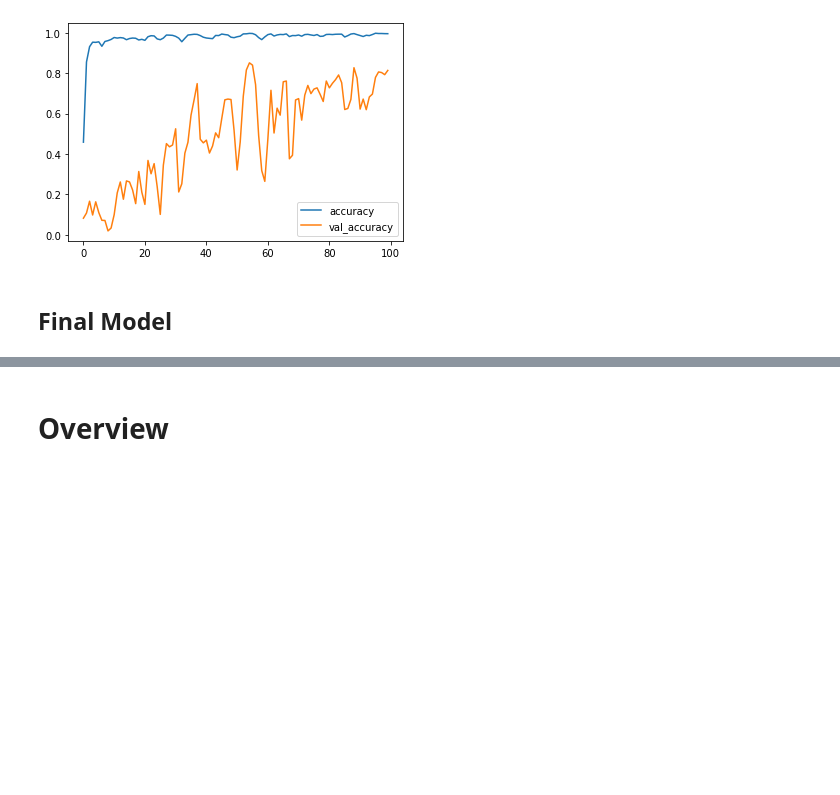
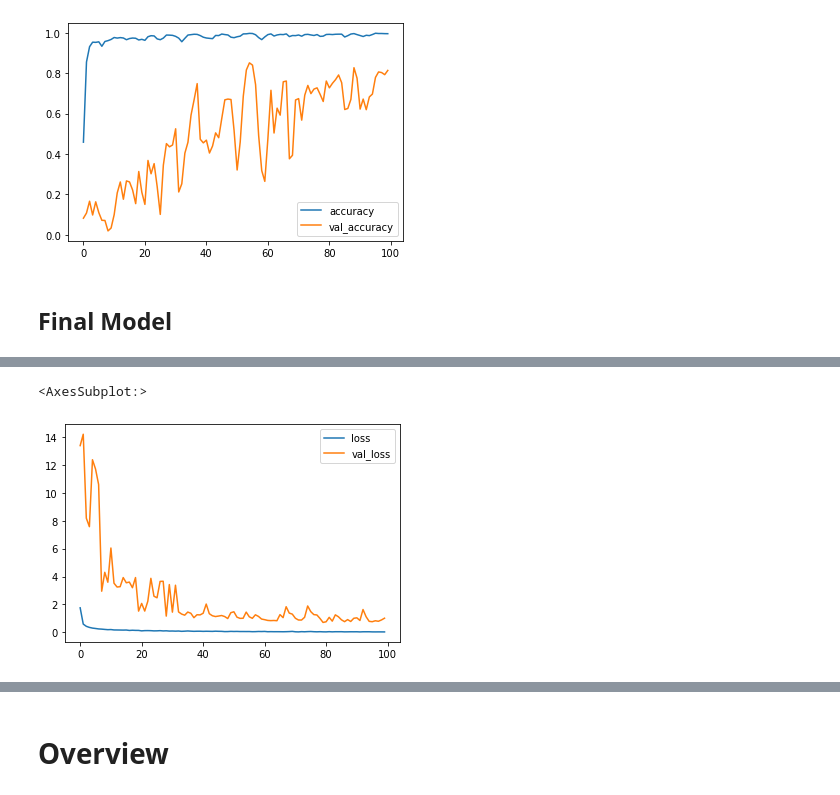
Before and after one commit to bochendong/few_shot_classification, a Jupyter notebook: code/model.ipynb, the cells around one changed output, grey strips where cells are left out. Cells and saved outputs as stored; diff of their text form; code cells hidden in the pictures; blank space fills up the shorter version.

```diff
--- a/code/model.ipynb
+++ b/code/model.ipynb
@@ -671,9 +671,8 @@ def Final_model():
 
   return model
 
-
 final_model = Final_model()
-final_model.compile(optimizer=tf.keras.optimizers.Adam(0.001),
+final_model.compile(optimizer=tf.keras.optimizers.Adam(learning_rate=0.001),
               loss='sparse_categorical_crossentropy',
               metrics=["accuracy"])
 
@@ -698,0 +713,11 @@ Epoch 16/100
+# %%
+final_model.save_weights("./model_weight/baseline.h5")
+
+
+loss_history = pd.DataFrame(final_history.history)
+loss_history.to_csv('./history/final.csv')
+
+loss_history[['loss','val_loss']].plot()
+# %% [output]
+<AxesSubplot:>
+[figure, added]
```
Also changed, not shown: parts of 10 cells of this notebook, 1 other file.
